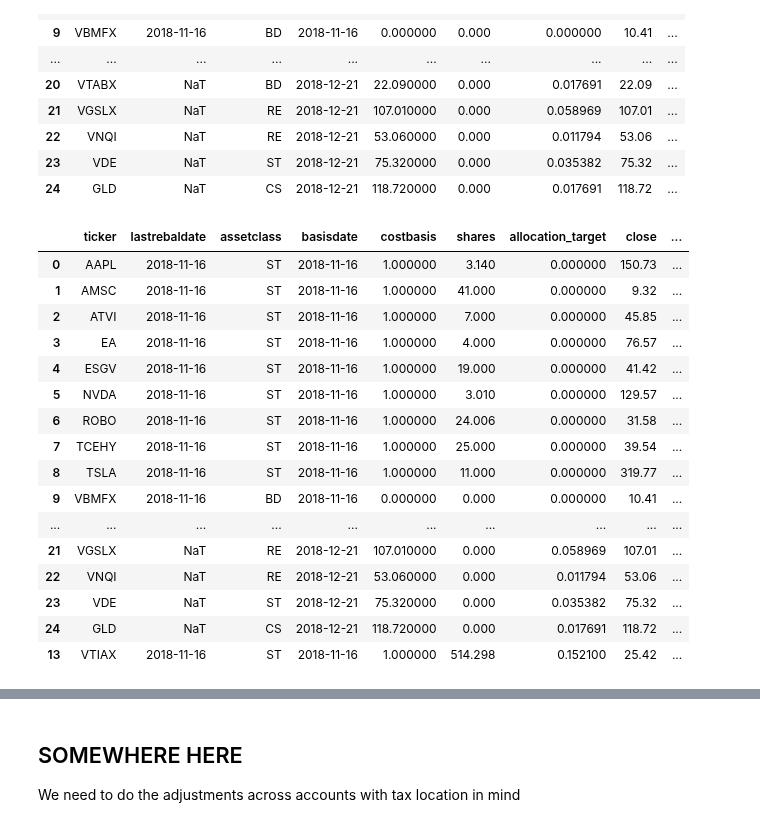
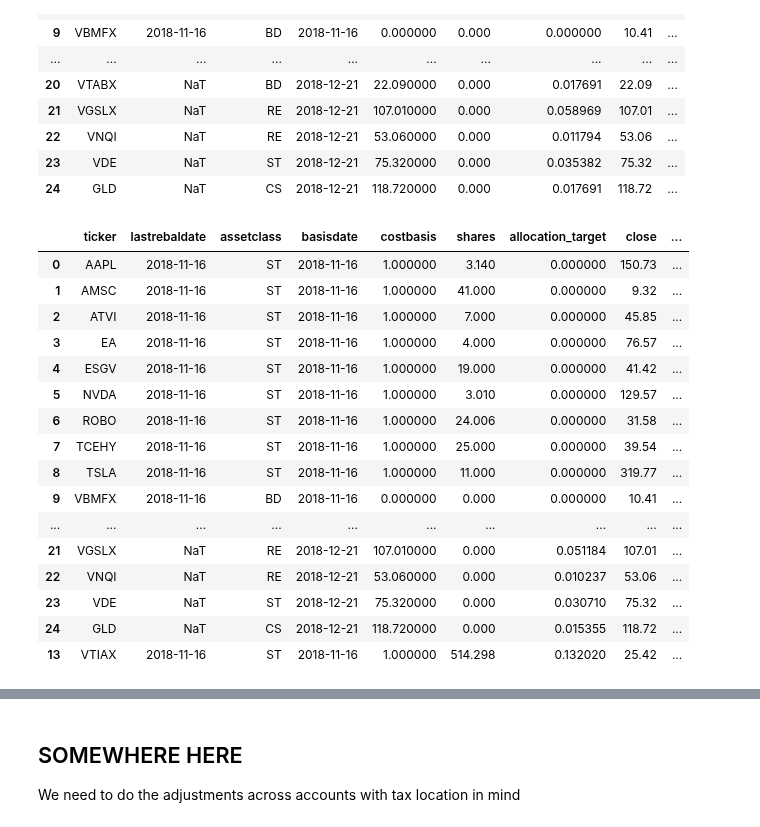
Before and after one commit to pogoetic/rebalance, a Jupyter notebook: portfolio_rebalance.ipynb, the cells around one changed output, grey strips where cells are left out. Cells and saved outputs as stored; diff of their text form; code cells hidden in the pictures.

```diff
--- a/portfolio_rebalance.ipynb
+++ b/portfolio_rebalance.ipynb
@@ -189,7 +189,7 @@ stable_port = final_port[final_port.rebal_flag==0].copy()
 # %%
 #Calculate our current allocation, target, and the change we need to hit target
 total_val = rebal_port.value.sum()
-rebal_port['allocation'] = rebal_port.allocation/rebal_port.allocation.sum()
+rebal_port['allocation'] = rebal_port.value/rebal_port.value.sum()
 rebal_port['allocation_target'] = rebal_port.allocation_target/rebal_port.allocation_target.sum()
 rebal_port['correction'] = rebal_port.allocation_target - rebal_port.allocation
 
@@ -241,30 +241,38 @@ rebal_port
 | 23 | VDE | NaT | ST | 2018-12-21 | 75.320000 | 0.000 | 0.035382 | 75.32 | ... |
 | 24 | GLD | NaT | CS | 2018-12-21 | 118.720000 | 0.000 | 0.017691 | 118.72 | ... |
 # %%
-#Merge our rebalanced portfolio with our stable portfolio for our final portfolio
+#Merge our rebalanced portfolio with our stable portfolio for our execution portfolio
 stable_port['value_chg'] = 0
 stable_port['shares_chg']=0
 stable_port['final_shares_chg'] = 0
 stable_port['new_value_chg'] = 0
 stable_port['new_shares'] = stable_port.shares
 stable_port['new_value'] = stable_port.value
 exec_port = pd.concat([rebal_port,stable_port],sort=False)
+exec_port.drop(columns=['timedelta','rebal_flag_thresh','rebal_flag_time','rebal_flag_exit','rebal_flag_newmoney','value_chg','shares_chg'],inplace=True)
+
+#Reset allocations to be based on all securities
+exec_port['allocation'] = exec_port.value/exec_port.value.sum()
+exec_port['allocation_target'] = exec_port.allocation_target/exec_port.allocation_target.sum()
+exec_port['correction'] = exec_port.allocation_target - exec_port.allocation
+exec_port['final_allocation'] = exec_port.new_value / exec_port.new_value.sum()
+
 exec_port
 # %% [output]
 |  | ticker | lastrebaldate | assetclass | basisdate | costbasis | shares | allocation_target | close | ... |
 | 0 | AAPL | 2018-11-16 | ST | 2018-11-16 | 1.000000 | 3.140 | 0.000000 | 150.73 | ... |
 | 1 | AMSC | 2018-11-16 | ST | 2018-11-16 | 1.000000 | 41.000 | 0.000000 | 9.32 | ... |
 | 2 | ATVI | 2018-11-16 | ST | 2018-11-16 | 1.000000 | 7.000 | 0.000000 | 45.85 | ... |
 | 3 | EA | 2018-11-16 | ST | 2018-11-16 | 1.000000 | 4.000 | 0.000000 | 76.57 | ... |
 | 4 | ESGV | 2018-11-16 | ST | 2018-11-16 | 1.000000 | 19.000 | 0.000000 | 41.42 | ... |
 | 5 | NVDA | 2018-11-16 | ST | 2018-11-16 | 1.000000 | 3.010 | 0.000000 | 129.57 | ... |
 | 6 | ROBO | 2018-11-16 | ST | 2018-11-16 | 1.000000 | 24.006 | 0.000000 | 31.58 | ... |
 | 7 | TCEHY | 2018-11-16 | ST | 2018-11-16 | 1.000000 | 25.000 | 0.000000 | 39.54 | ... |
 | 8 | TSLA | 2018-11-16 | ST | 2018-11-16 | 1.000000 | 11.000 | 0.000000 | 319.77 | ... |
 | 9 | VBMFX | 2018-11-16 | BD | 2018-11-16 | 0.000000 | 0.000 | 0.000000 | 10.41 | ... |
 | ... | ... | ... | ... | ... | ... | ... | ... | ... | ... |
-| 21 | VGSLX | NaT | RE | 2018-12-21 | 107.010000 | 0.000 | 0.058969 | 107.01 | ... |
-| 22 | VNQI | NaT | RE | 2018-12-21 | 53.060000 | 0.000 | 0.011794 | 53.06 | ... |
-| 23 | VDE | NaT | ST | 2018-12-21 | 75.320000 | 0.000 | 0.035382 | 75.32 | ... |
-| 24 | GLD | NaT | CS | 2018-12-21 | 118.720000 | 0.000 | 0.017691 | 118.72 | ... |
-| 13 | VTIAX | 2018-11-16 | ST | 2018-11-16 | 1.000000 | 514.298 | 0.152100 | 25.42 | ... |
+| 21 | VGSLX | NaT | RE | 2018-12-21 | 107.010000 | 0.000 | 0.051184 | 107.01 | ... |
+| 22 | VNQI | NaT | RE | 2018-12-21 | 53.060000 | 0.000 | 0.010237 | 53.06 | ... |
+| 23 | VDE | NaT | ST | 2018-12-21 | 75.320000 | 0.000 | 0.030710 | 75.32 | ... |
+| 24 | GLD | NaT | CS | 2018-12-21 | 118.720000 | 0.000 | 0.015355 | 118.72 | ... |
+| 13 | VTIAX | 2018-11-16 | ST | 2018-11-16 | 1.000000 | 514.298 | 0.132020 | 25.42 | ... |
```
Also changed, not shown: parts of 2 cells of this notebook.
